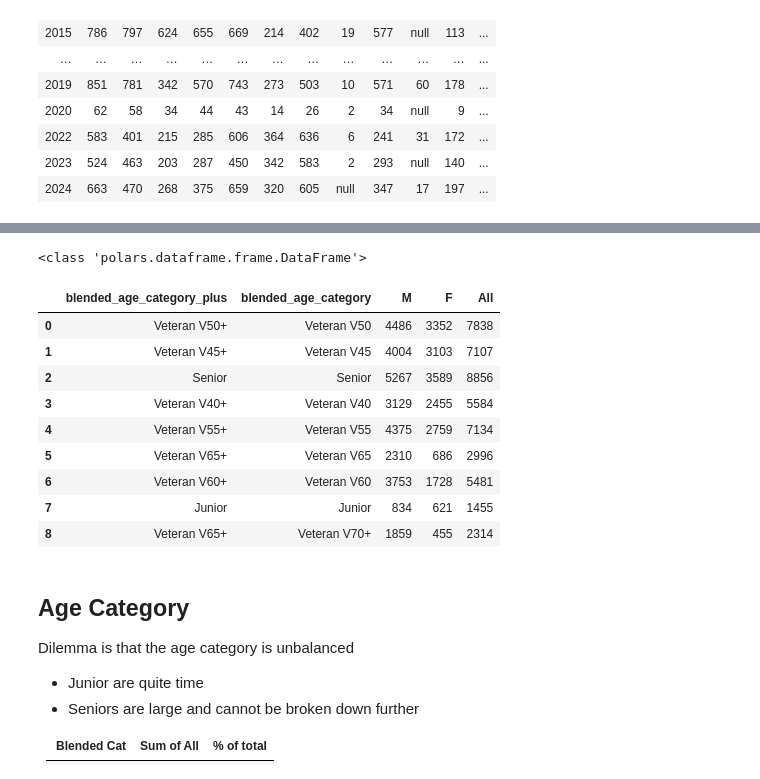
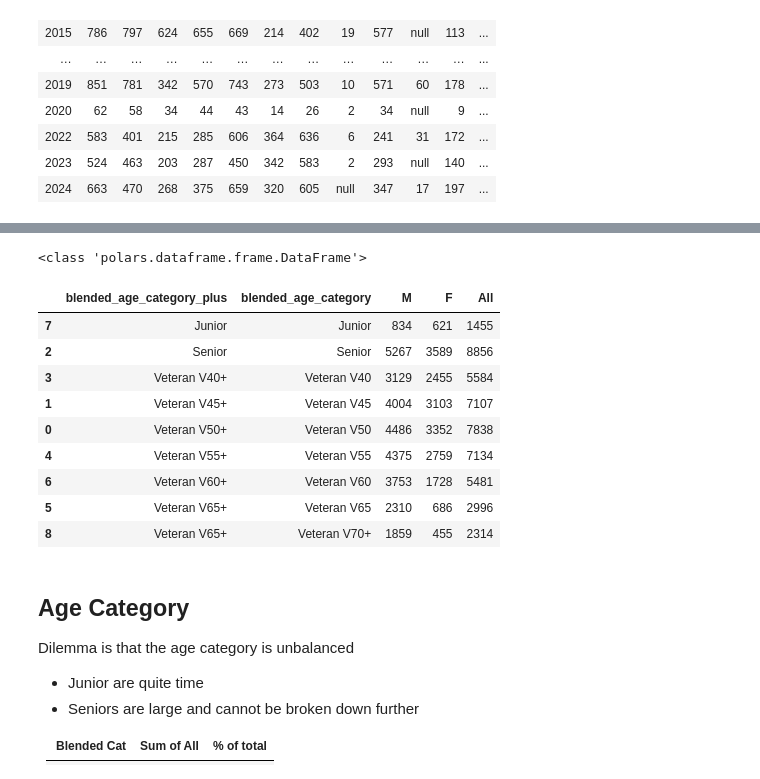
Before and after one commit to CoderGregH/wsfrl, a Jupyter notebook: Predictors/Age/HowOldAreThey.ipynb, the cells around one changed output, grey strips where cells are left out. Cells and saved outputs as stored; diff of their text form; code cells hidden in the pictures.

```diff
--- a/Predictors/Age/HowOldAreThey.ipynb
+++ b/Predictors/Age/HowOldAreThey.ipynb
@@ -139,32 +138,36 @@ df_ages = df_ages.with_columns((pl.col("p_of_10_road_age_category").map_elements
 # %%
 # Pivot the DataFrame
 # Assuming df_ages is your Polars DataFrame
 pivot_df_blended_age_cat = df_ages.pivot(
     values=[WsfrlColumnForAgesGenerated.BlendedAgeCategory],  # Use "*" to count all occurrences
     index=[WsfrlColumnForAgesGenerated.BlendedAgeCategoryPlus,WsfrlColumnForAgesGenerated.BlendedAgeCategory],
     on=WsfrlColumnOverall.Gender,
     aggregate_function="len"
 ).to_pandas()
 
+pivot_df_blended_age_cat = pivot_df_blended_age_cat.sort_values(
+    by=[WsfrlColumnForAgesGenerated.BlendedAgeCategoryPlus, WsfrlColumnForAgesGenerated.BlendedAgeCategory]
+)
+
 print(type(df_ages))
 # # Sum the counts across gender columns to create a row total
 # pivot_df = pivot_df.with_column(
 #     pl.sum_horizontal(pivot_df.select(pl.col(WsfrlColumnOverall.Gender).unique())).alias("row_total")
 # )
 pivot_df_blended_age_cat["All"] = pivot_df_blended_age_cat["M"] + pivot_df_blended_age_cat["F"]
 
 pivot_df_blended_age_cat
 # %% [output]
 <class 'polars.dataframe.frame.DataFrame'>
 |  | blended_age_category_plus | blended_age_category | M | F | All |
-| 0 | Veteran V50+ | Veteran V50 | 4486 | 3352 | 7838 |
-| 1 | Veteran V45+ | Veteran V45 | 4004 | 3103 | 7107 |
+| 7 | Junior | Junior | 834 | 621 | 1455 |
 | 2 | Senior | Senior | 5267 | 3589 | 8856 |
 | 3 | Veteran V40+ | Veteran V40 | 3129 | 2455 | 5584 |
+| 1 | Veteran V45+ | Veteran V45 | 4004 | 3103 | 7107 |
+| 0 | Veteran V50+ | Veteran V50 | 4486 | 3352 | 7838 |
 | 4 | Veteran V55+ | Veteran V55 | 4375 | 2759 | 7134 |
+| 6 | Veteran V60+ | Veteran V60 | 3753 | 1728 | 5481 |
 | 5 | Veteran V65+ | Veteran V65 | 2310 | 686 | 2996 |
-| 6 | Veteran V60+ | Veteran V60 | 3753 | 1728 | 5481 |
-| 7 | Junior | Junior | 834 | 621 | 1455 |
 | 8 | Veteran V65+ | Veteran V70+ | 1859 | 455 | 2314 |
 # %% [markdown]
 ## Age Category
```
Also changed, not shown: parts of 4 cells of this notebook, 4 other files.
